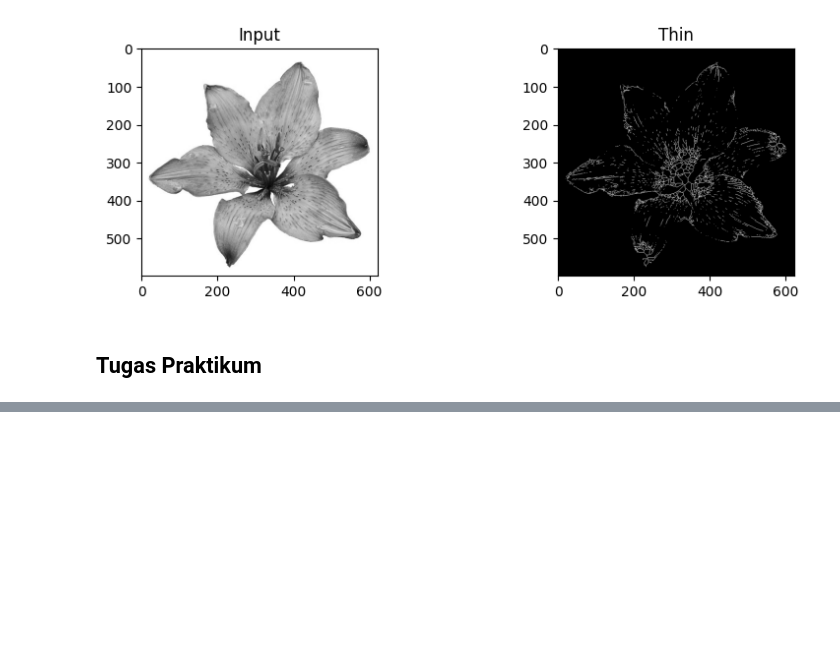
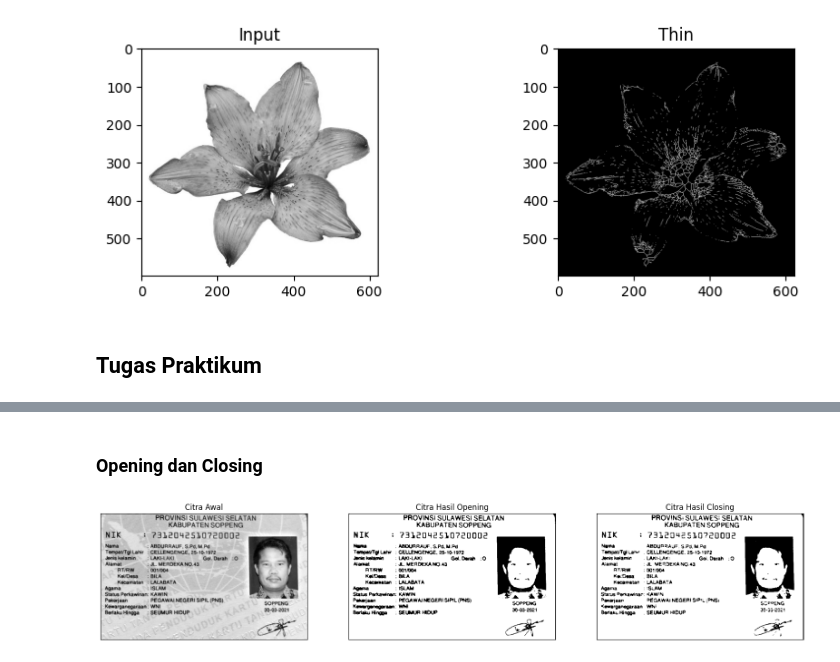
Before and after one commit to NadilaAmaliaaa/PCVK_GANJIL_2024, a Jupyter notebook: Week9.ipynb, the cells around one changed output, grey strips where cells are left out. Cells and saved outputs as stored; diff of their text form; code cells hidden in the pictures; blank space fills up the shorter version.

```diff
--- a/Week9.ipynb
+++ b/Week9.ipynb
@@ -543,0 +642,40 @@ plt.show()
+# %% [markdown]
+### Opening dan Closing
+# %%
+# Morphological Opening: Erosion followed by Dilation
+def opening_citra(F, p, l):
+    eroded = erosi_citra(F, p, l)
+    opened = dilasi_citra(eroded, p, l)
+    return opened
+
+# Morphological Closing: Dilation followed by Erosion
+def closing_citra(F, p, l):
+    dilated = dilasi_citra(F, p, l)
+    closed = erosi_citra(dilated, p, l)
+    return closed
+
+# Read image and binarize it
+img_e = cv2.imread('/content/drive/MyDrive/PCVK/Images/KTP.jpeg', 0)
+ret1, thresh1 = cv2.threshold(img_e, 127, 225, cv2.THRESH_BINARY)
+
+p, l = 3, 1  # Structuring element size
+
+# Apply Opening and Closing
+img_opening = opening_citra(thresh1, p, l)
+img_closing = closing_citra(thresh1, p, l)
+
+# Plot results
+plt.figure(figsize=(20, 16))
+
+plt.subplot(131), plt.imshow(img_e, cmap='gray')
+plt.title('Citra Awal'), plt.xticks([]), plt.yticks([])
+
+plt.subplot(132), plt.imshow(img_opening, cmap='gray')
+plt.title('Citra Hasil Opening'), plt.xticks([]), plt.yticks([])
+
+plt.subplot(133), plt.imshow(img_closing, cmap='gray')
+plt.title('Citra Hasil Closing'), plt.xticks([]), plt.yticks([])
+
+plt.show()
+# %% [output]
+[figure, added]
```
Also changed, not shown: parts of 7 cells of this notebook.
